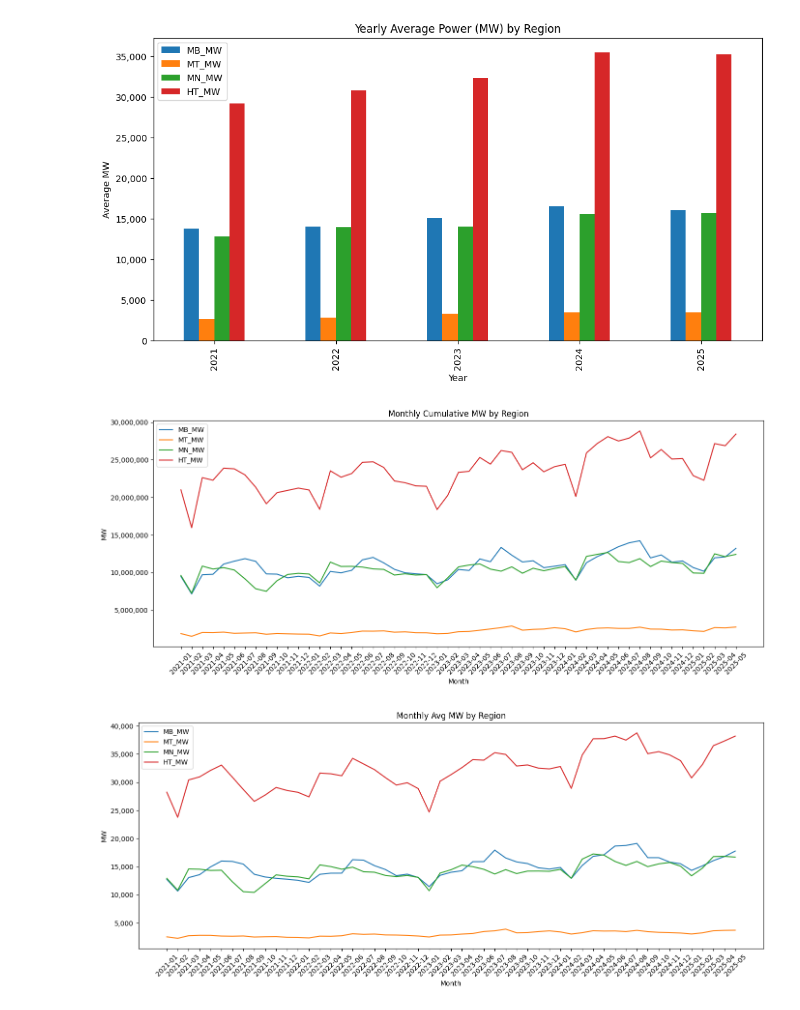
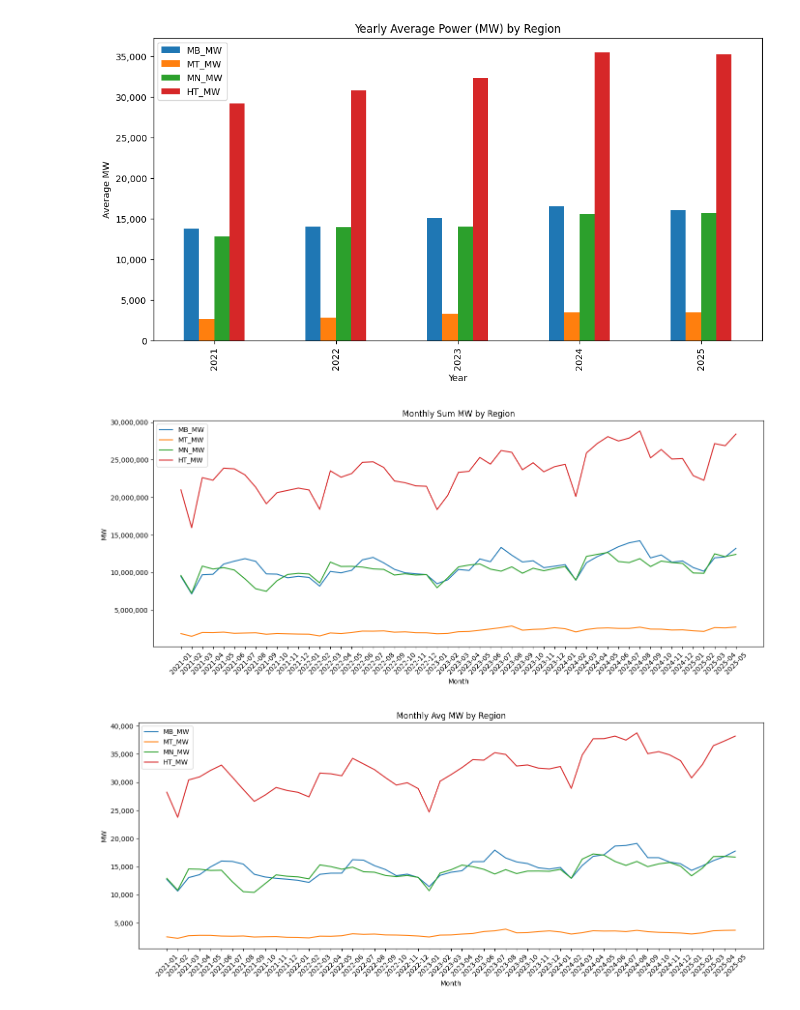
Before and after one commit to tuanhoang-ceccs/PatchTST, a Jupyter notebook: PatchTST_supervised/vn_energy.ipynb, the cells around one changed output. Cells and saved outputs as stored; diff of their text form; code cells hidden in the pictures.

```diff
--- a/PatchTST_supervised/vn_energy.ipynb
+++ b/PatchTST_supervised/vn_energy.ipynb
@@ -5,9 +5,10 @@ import pandas as pd
 import matplotlib.pyplot as plt
 import matplotlib.ticker as mtick
 # %%
+pd.set_option("display.float_format", "{:,.0f}".format)
+
 # Load CSV
-# df = pd.read_csv("./dataset/VN_Energy.csv")
-df = pd.read_csv("./results/VN_Energy_4320_720_20_PatchTST_VN_Energy_ftM_sl4320_ll48_pl720_dm16_nh4_el3_dl1_df128_fc1_ebtimeF_dtTrue_Exp_0/rolling_pred_4320_720_until_2030-10-31.csv")
+df = pd.read_csv("./dataset/VN_Energy.csv")
 
 # Ensure datetime
 df["date"] = pd.to_datetime(df["date"])
@@ -108,26 +109,26 @@ plt.show()
 # %%
 # Monthly cumulative (summing each month)
 df_monthly = df.resample("M").sum()
 df_monthly.index = df_monthly.index.to_period("M")
 
 # Plot as line chart
 fig, ax = plt.subplots(figsize=(14,6))
 for col in df_monthly.columns:
     ax.plot(df_monthly.index.astype(str), df_monthly[col], label=col)
 
-ax.set_title("Monthly Cumulative MW by Region")
+ax.set_title("Monthly Sum MW by Region")
 ax.set_xlabel("Month")
 ax.set_ylabel("MW")
 
 # Format y-axis without scientific notation, add thousands separator
 ax.yaxis.set_major_formatter(mtick.StrMethodFormatter("{x:,.0f}"))
 
 plt.xticks(rotation=45)
 plt.legend()
 plt.tight_layout()
 plt.show()
 # %% [output]
-[figure, old version]
+[figure, new version]
 # %%
 # Monthly cumulative (summing each month)
 df_monthly = df.resample("M").mean()
```
Also changed, not shown: parts of 9 cells of this notebook, 26 other files.
